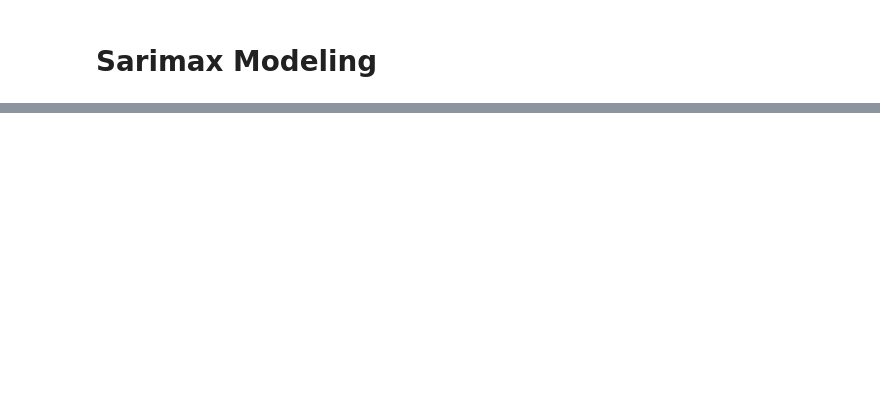
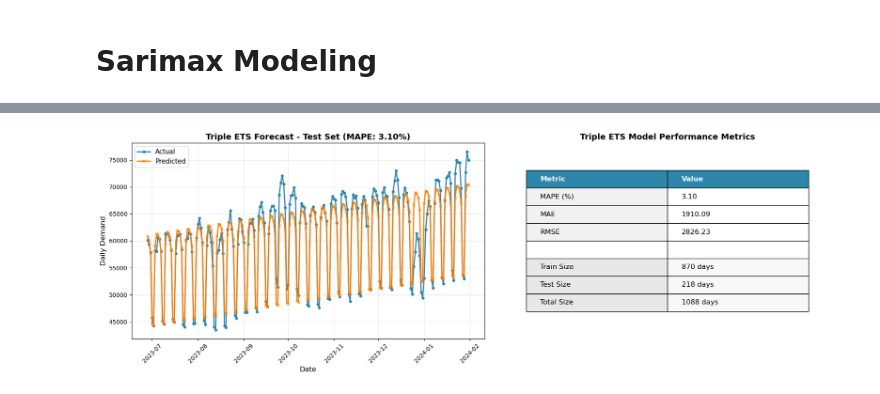
Before and after one commit to hpena212/snowflake-shaved-ice, a Jupyter notebook: notebooks/06_prophet_sarimax_forecasting.ipynb, the cells around one changed output, grey strips where cells are left out. Cells and saved outputs as stored; diff of their text form; code cells hidden in the pictures; blank space fills up the shorter version.

```diff
--- a/notebooks/06_prophet_sarimax_forecasting.ipynb
+++ b/notebooks/06_prophet_sarimax_forecasting.ipynb
@@ -335,0 +374,87 @@ SARIMAX         3.68         2317.01      3139.24
+# %%
+print("\n" + "=" * 60)
+print("FITTING TRIPLE ETS (HOLT-WINTERS) MODEL")
+print("=" * 60)
+
+# ============ PREPARE DATA ============
+df_ets = df_prophet.copy()
+df_ets.set_index('ds', inplace=True)
+
+# ============ TRAIN/TEST SPLIT (80/20) ============
+train_ets = df_ets.iloc[:split_idx]['y']
+test_ets = df_ets.iloc[split_idx:]['y']
+
+print(f"Train size: {len(train_ets)} days")
+print(f"Test size: {len(test_ets)} days\n")
+
+# ============ FIT TRIPLE ETS MODEL ============
+model_ets = ExponentialSmoothing(
+    train_ets,
+    trend='add',
+    seasonal='add',
+    seasonal_periods=7,
+    damped_trend=False
+)
+
+results_ets = model_ets.fit(optimized=True)
+
+# ============ FORECASTING ============
+forecast_ets = results_ets.forecast(steps=len(test_ets))
+
+y_true_ets = test_ets.values
+y_pred_ets = forecast_ets.values
+
+# ============ CALCULATE METRICS ============
+mape_ets = calculate_mape(y_true_ets, y_pred_ets)
+mae_ets = mean_absolute_error(y_true_ets, y_pred_ets)
+rmse_ets = np.sqrt(mean_squared_error(y_true_ets, y_pred_ets))
+
+# ============ VISUALIZATION 1: Test Set + Metrics ============
+fig, axes = plt.subplots(1, 2, figsize=(18, 6))
+
+# Plot 1: Forecast
+ax1 = axes[0]
+ax1.plot(test_ets.index, y_true_ets, label='Actual', marker='o', linewidth=2, markersize=4, color='#2E86AB')
+ax1.plot(test_ets.index, y_pred_ets, label='Predicted', marker='x', linewidth=2, markersize=4, color='#F77F00')
+ax1.set_xlabel('Date', fontsize=12)
+ax1.set_ylabel('Daily Demand', fontsize=12)
+ax1.set_title(f'Triple ETS Forecast - Test Set (MAPE: {mape_ets:.2f}%)', fontsize=14, fontweight='bold')
+ax1.legend(fontsize=11)
+ax1.grid(True, alpha=0.3)
+ax1.tick_params(axis='x', rotation=45)
+
+# Plot 2: Metrics Table
+plot_performance_table('Triple ETS', axes[1], mape_ets, mae_ets, rmse_ets,
+                       len(train_ets), len(test_ets), len(df_ets))
+
+plt.tight_layout()
+plt.show()
+
+# ============ VISUALIZATION 2: Full Time Series with Train/Test Split ============
+plt.figure(figsize=(18, 7))
+
+in_sample_pred_ets = results_ets.fittedvalues
+
+plt.plot(train_ets.index, train_ets.values,
+         label='Train (Actual)', color='#95A5A6', alpha=0.6, linewidth=1.5)
+plt.plot(train_ets.index, in_sample_pred_ets,
+         label='Train (Fitted)', color='#7F8C8D', alpha=0.8, linewidth=1.5, linestyle='--')
+plt.plot(test_ets.index, y_true_ets,
+         label='Test (Actual)', marker='o', linewidth=2.5, markersize=4, alpha=0.9, color='#2980B9')
+plt.plot(test_ets.index, y_pred_ets,
+         label='Test (Predicted)', marker='x', linewidth=2.5, markersize=4, alpha=0.9, color='#F77F00')
+
+split_date = train_ets.index[-1]
+plt.axvline(x=split_date, color='#27AE60', linestyle='--', linewidth=2.5, alpha=0.8, label='Train/Test Split')
+
+plt.xlabel('Date', fontsize=13)
+plt.ylabel('Total Daily Demand', fontsize=13)
+plt.title('Triple ETS: Full Time Series Analysis', fontsize=16, fontweight='bold', pad=20)
+plt.legend(fontsize=11, loc='best')
+plt.grid(True, alpha=0.3, linestyle='--')
+plt.xticks(rotation=45)
+plt.tight_layout()
+plt.show()
+
+print("\n✓ Triple ETS model complete!")
+# %% [output]
@@ -335,0 +466 @@ SARIMAX         3.68         2317.01      3139.24
+[figure, added]
```
Also changed, not shown: parts of 11 cells of this notebook, 1 other file.
